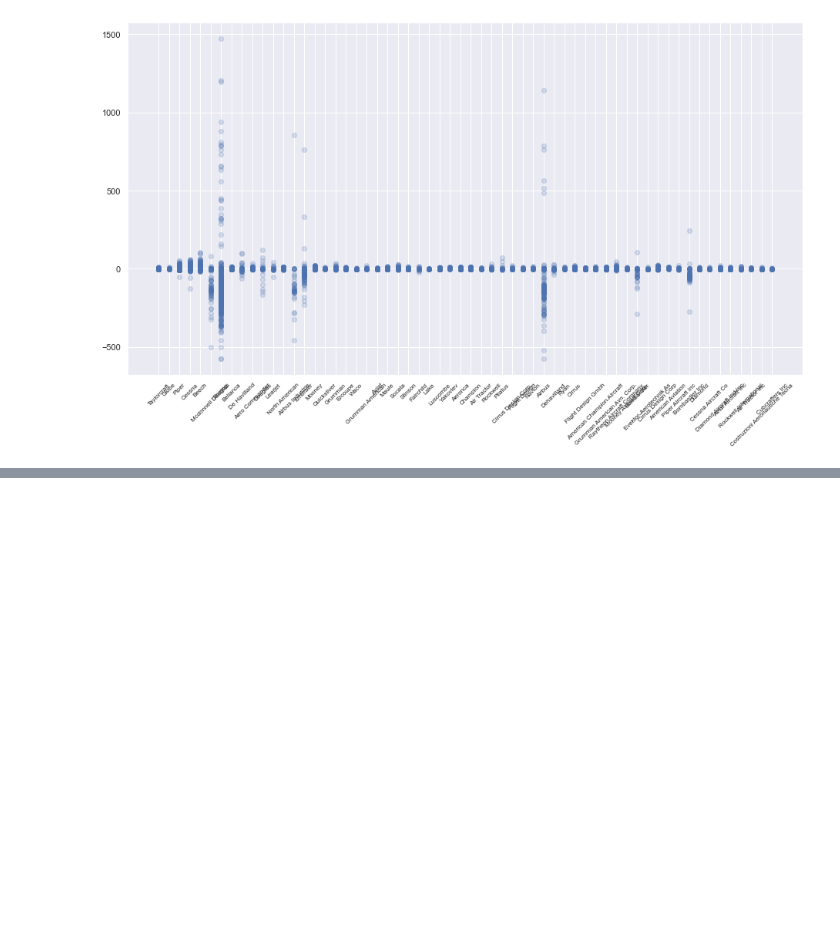
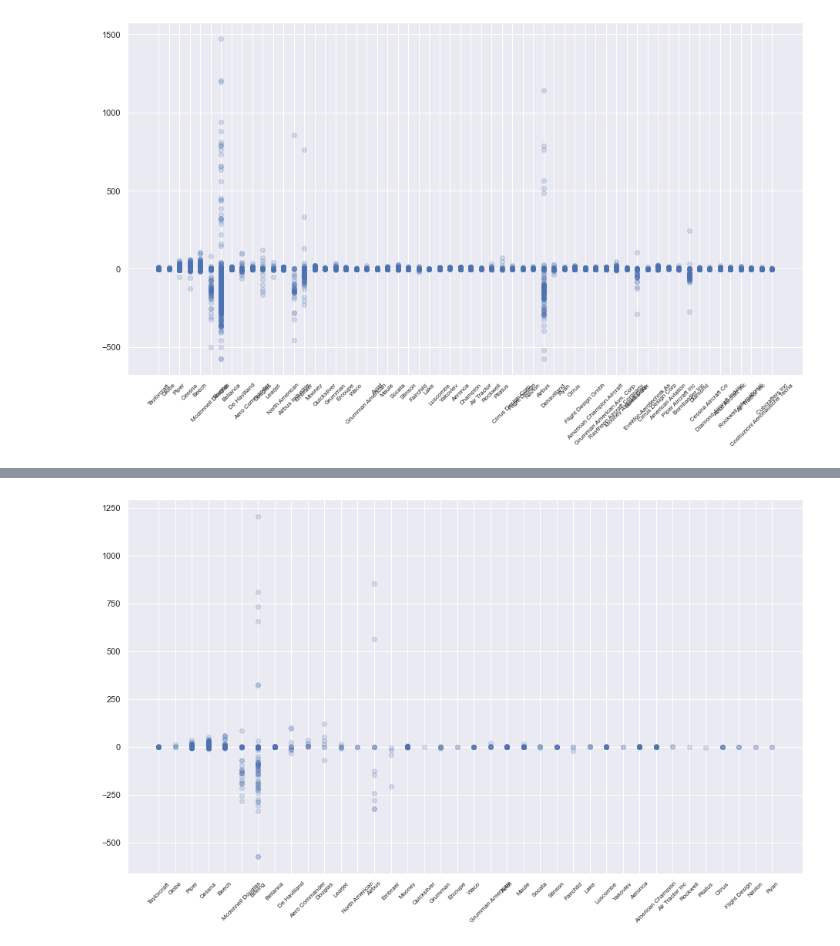
Before and after one commit to nickthetj/AircraftCrashAnalysis, a Jupyter notebook: notebooks/EDA_Notebook - Working-JF.ipynb, the cells around one changed output, grey strips where cells are left out. Saved outputs shown, nothing was run; the diff lists cells and outputs as text; code cells hidden in the pictures; blank space fills up the shorter version.

```diff
--- a/notebooks/EDA_Notebook - Working-JF.ipynb
+++ b/notebooks/EDA_Notebook - Working-JF.ipynb
@@ -198,3 +203,11 @@ df_injuries['Make'].replace(to_replace= 'Costruzioni Aeronautiche Tecna', value=
+# %%
+sns.set_theme()
+fig, ax = plt.subplots(figsize=(13,8))
+ax.scatter(x='Make', y='Severity Ratio', alpha=0.2, data= df_injuries[:1500])
+ax.tick_params(axis='x', labelsize=8, labelrotation=45)
+plt.tight_layout()
+# %% [output]
+[figure, added]
 # %%
 #groupby average
 avg_sev_ratio_make = df_injuries.groupby('Make').mean(numeric_only=True)['Severity Ratio']
```
Also changed, not shown: parts of 23 cells of this notebook.
